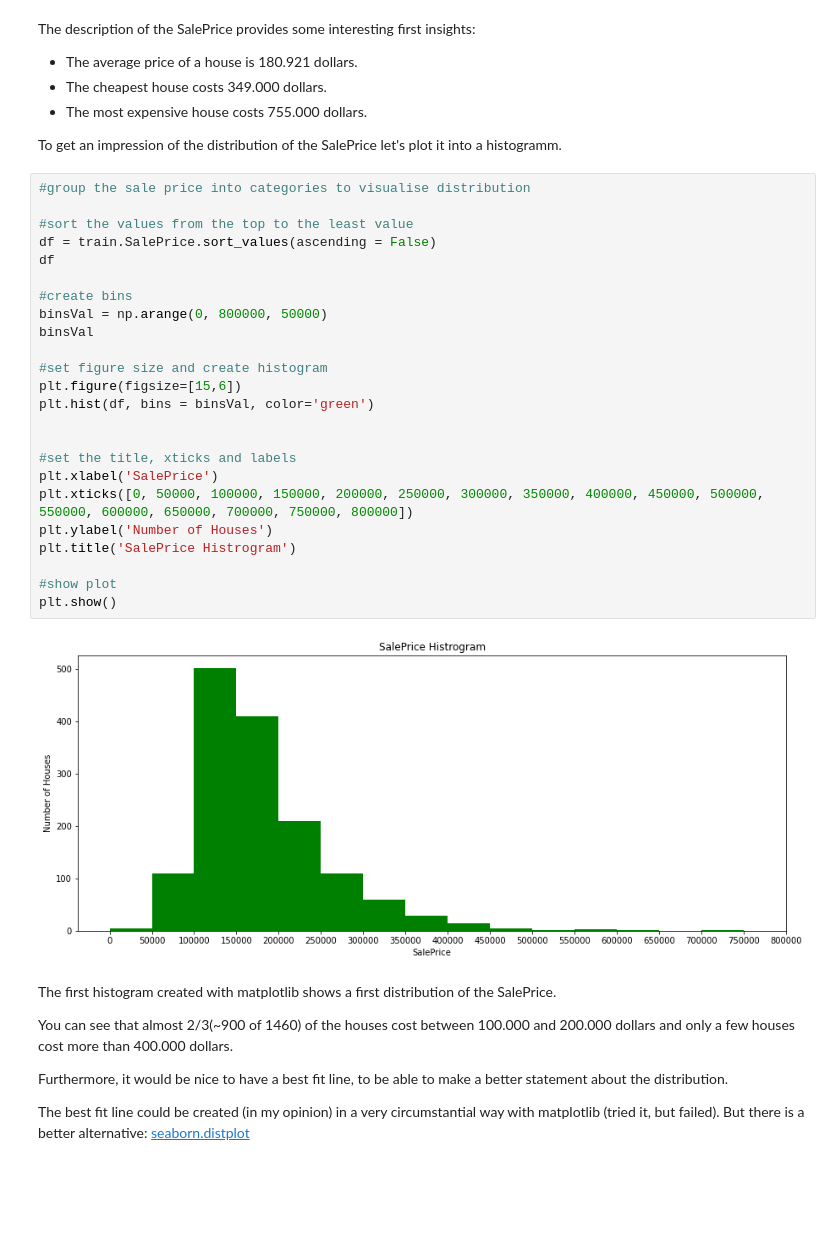
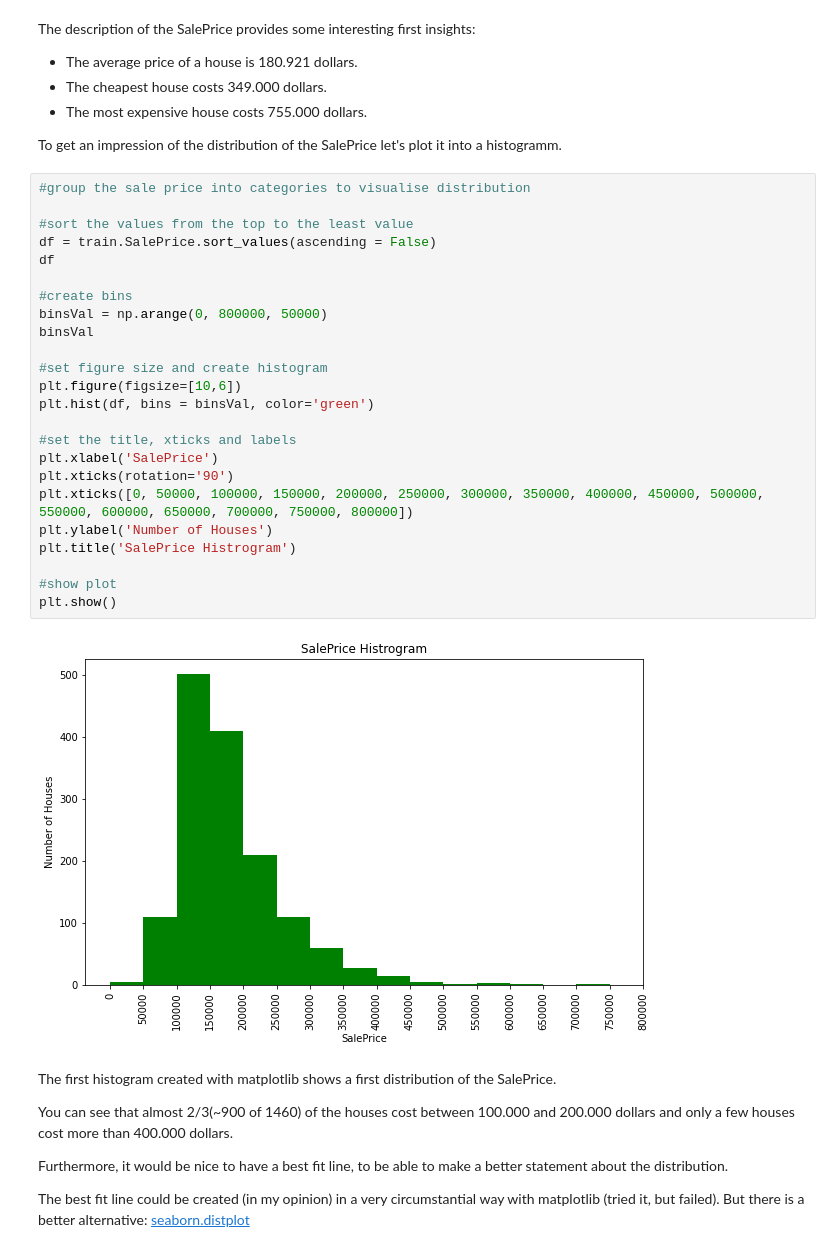
Before and after one commit to apfoertn/Kaggle_Challenge, a Jupyter notebook: Kopie_von_Kaggle_Houses.ipynb, the cells around one changed output. Drawn from its saved outputs; the diff is of its cells as text; blank space fills up the shorter version.

```diff
--- a/Kopie_von_Kaggle_Houses.ipynb
+++ b/Kopie_von_Kaggle_Houses.ipynb
@@ -139,29 +142,29 @@ To get an impression of the distribution of the SalePrice let's plot it into a h
 # %%
 #group the sale price into categories to visualise distribution
 
 #sort the values from the top to the least value
 df = train.SalePrice.sort_values(ascending = False)
 df
 
 #create bins
 binsVal = np.arange(0, 800000, 50000)
 binsVal
 
 #set figure size and create histogram
-plt.figure(figsize=[15,6])
+plt.figure(figsize=[10,6])
 plt.hist(df, bins = binsVal, color='green')
-
 
 #set the title, xticks and labels
 plt.xlabel('SalePrice')
+plt.xticks(rotation='90')
 plt.xticks([0, 50000, 100000, 150000, 200000, 250000, 300000, 350000, 400000, 450000, 500000, 550000, 600000, 650000, 700000, 750000, 800000])
 plt.ylabel('Number of Houses')
 plt.title('SalePrice Histrogram')
 
 #show plot
 plt.show()
 # %% [output]
-[figure, old version]
+[figure, new version]
 # %% [markdown]
 The first histogram created with matplotlib shows a first distribution of the SalePrice.
 
```
Also changed, not shown: parts of 83 cells of this notebook.
